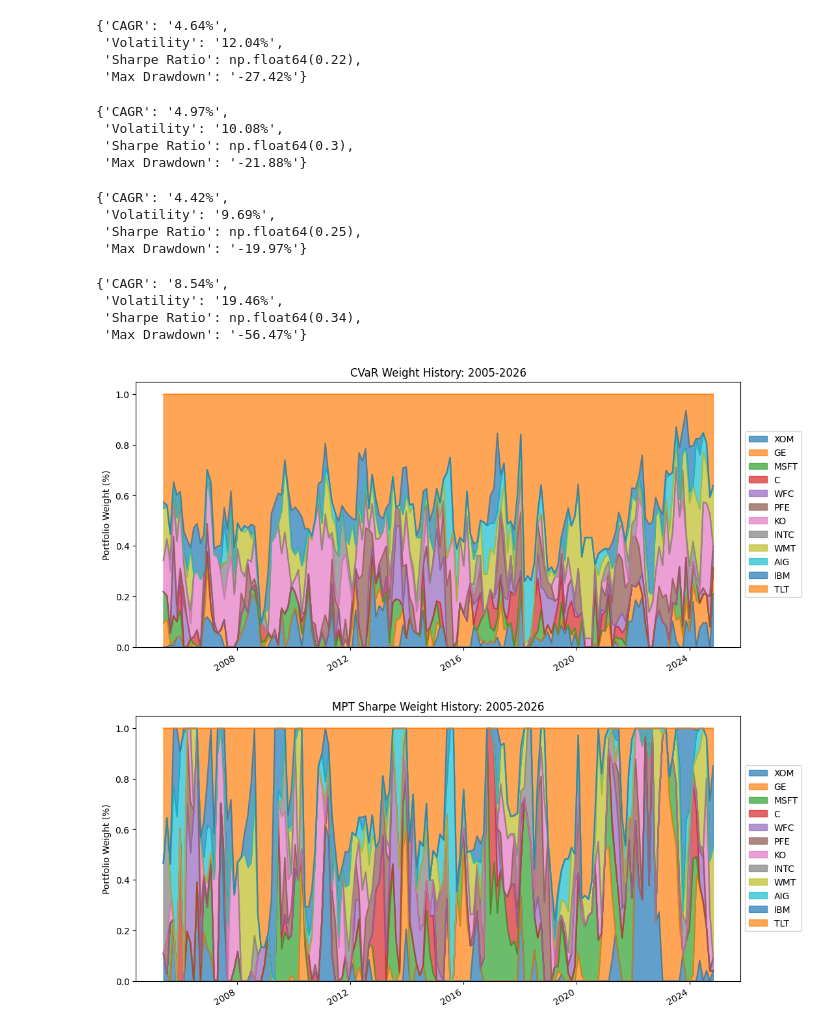
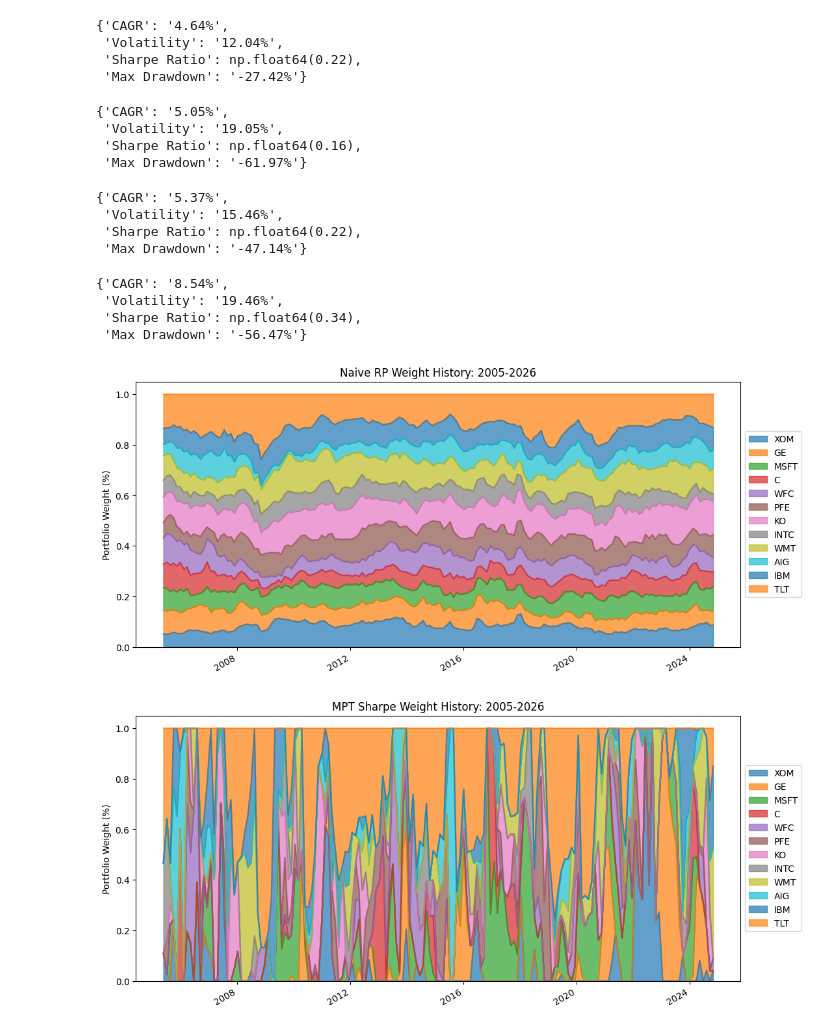
Before and after one commit to SJEGoh/Portfolio-Optimizer, a Jupyter notebook: src/report.ipynb, the cells around one changed output. Saved outputs shown, nothing was run; the diff lists cells and outputs as text; code cells hidden in the pictures.

```diff
--- a/src/report.ipynb
+++ b/src/report.ipynb
@@ -246,8 +256,8 @@ def run_spy_benchmark(price_data, start_idx=252):
 back_price_data = get_full_portfolio_df(basket, start_date = "2005-01-01")
 mpt_sharpe_ec, mpt_sharpe_weights = run_10yr_backtest(back_price_data, lambda data: run_mpt_optimization(data, find_max_sharpe = True), rebalance_days = 30, lookback_days = 100)
 mpt_vol_ec, mpt_vol_weights = run_10yr_backtest(back_price_data, lambda data: run_mpt_optimization(data, target_vol = 0.1), rebalance_days = 30, lookback_days = 100)
-hrp_ec, hrp_weights = run_10yr_backtest(back_price_data, run_hrp_optimization, rebalance_days = 30, lookback_days = 100)
-cvar_ec, cvar_weights = run_10yr_backtest(back_price_data, lambda data: run_cvar_optimization(data, alpha = 0.95), rebalance_days = 30, lookback_days = 100)
+hrp_ec, hrp_weights = run_10yr_backtest(back_price_data, run_erp_optimization, rebalance_days = 30, lookback_days = 100)
+cvar_ec, cvar_weights = run_10yr_backtest(back_price_data, run_nrp_optimization, rebalance_days = 30, lookback_days = 100)
 spy_ec = run_spy_benchmark(get_full_portfolio_df(["SPY"], start_date = "2005-01-01"))
 # %% [output]
 Fetching data for XOM...
@@ -318,17 +328,17 @@ extract_portfolio_metrics(mpt_vol_ec)
 # %%
 extract_portfolio_metrics(hrp_ec)
 # %% [output]
-{'CAGR': '4.97%',
- 'Volatility': '10.08%',
- 'Sharpe Ratio': np.float64(0.3),
- 'Max Drawdown': '-21.88%'}
+{'CAGR': '5.05%',
+ 'Volatility': '19.05%',
+ 'Sharpe Ratio': np.float64(0.16),
+ 'Max Drawdown': '-61.97%'}
 # %%
 extract_portfolio_metrics(cvar_ec)
 # %% [output]
-{'CAGR': '4.42%',
- 'Volatility': '9.69%',
- 'Sharpe Ratio': np.float64(0.25),
- 'Max Drawdown': '-19.97%'}
+{'CAGR': '5.37%',
+ 'Volatility': '15.46%',
+ 'Sharpe Ratio': np.float64(0.22),
+ 'Max Drawdown': '-47.14%'}
 # %%
 extract_portfolio_metrics(spy_ec)
 # %% [output]
@@ -339,11 +349,11 @@ extract_portfolio_metrics(spy_ec)
 # %%
 cvar_weights.plot(kind='area', stacked=True, alpha=0.7, figsize=(12, 6))
 plt.legend(loc='center left', bbox_to_anchor=(1, 0.5))
 plt.ylabel("Portfolio Weight (%)")
-plt.title("CVaR Weight History: 2005-2026")
+plt.title("Naive RP Weight History: 2005-2026")
 plt.show()
 # %% [output]
-[figure, old version]
+[figure, new version]
 # %%
 mpt_sharpe_weights.plot(kind='area', stacked=True, alpha=0.7, figsize=(12, 6))
 plt.legend(loc='center left', bbox_to_anchor=(1, 0.5))
```
Also changed, not shown: parts of 18 cells of this notebook, 2 other files.
